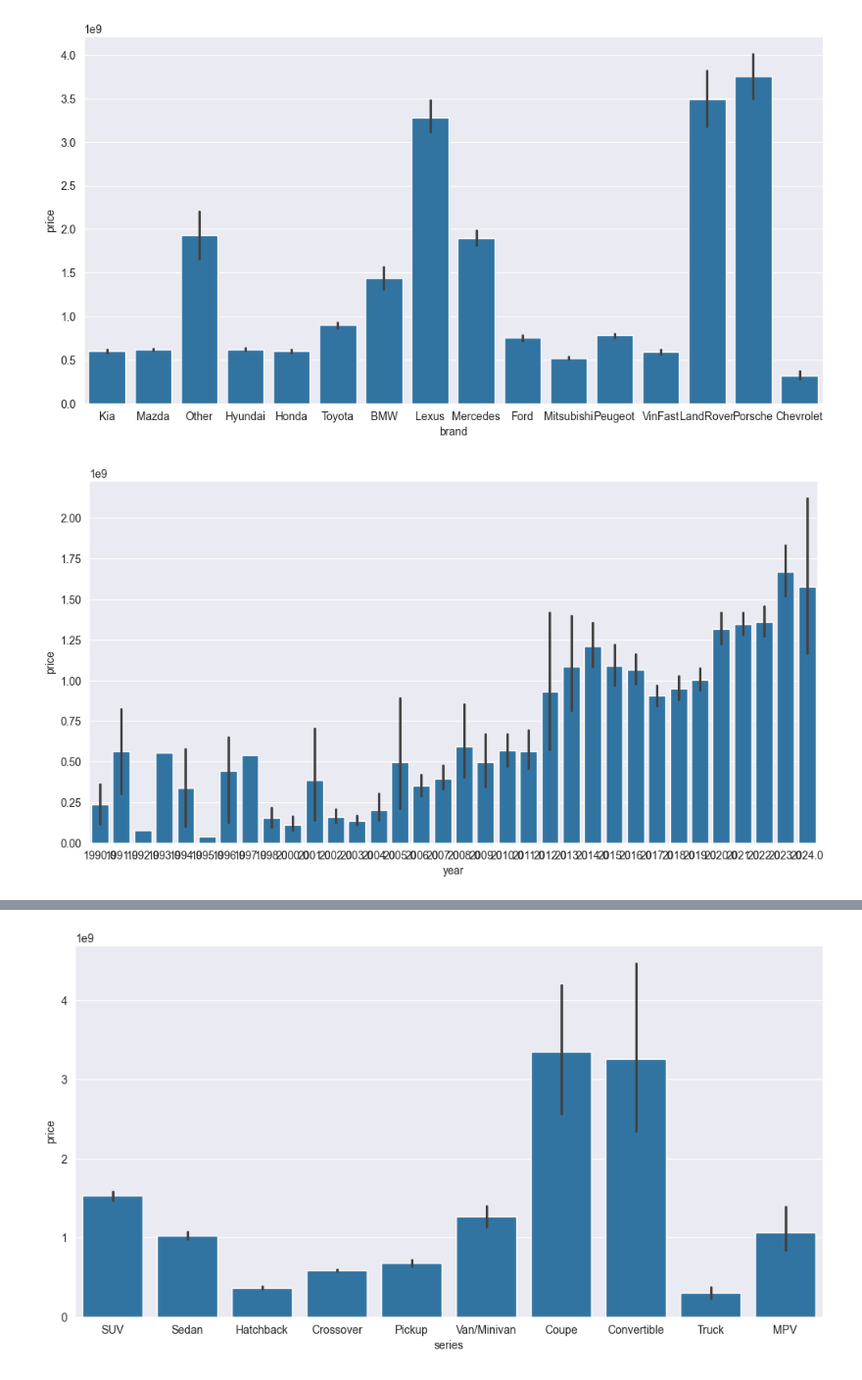
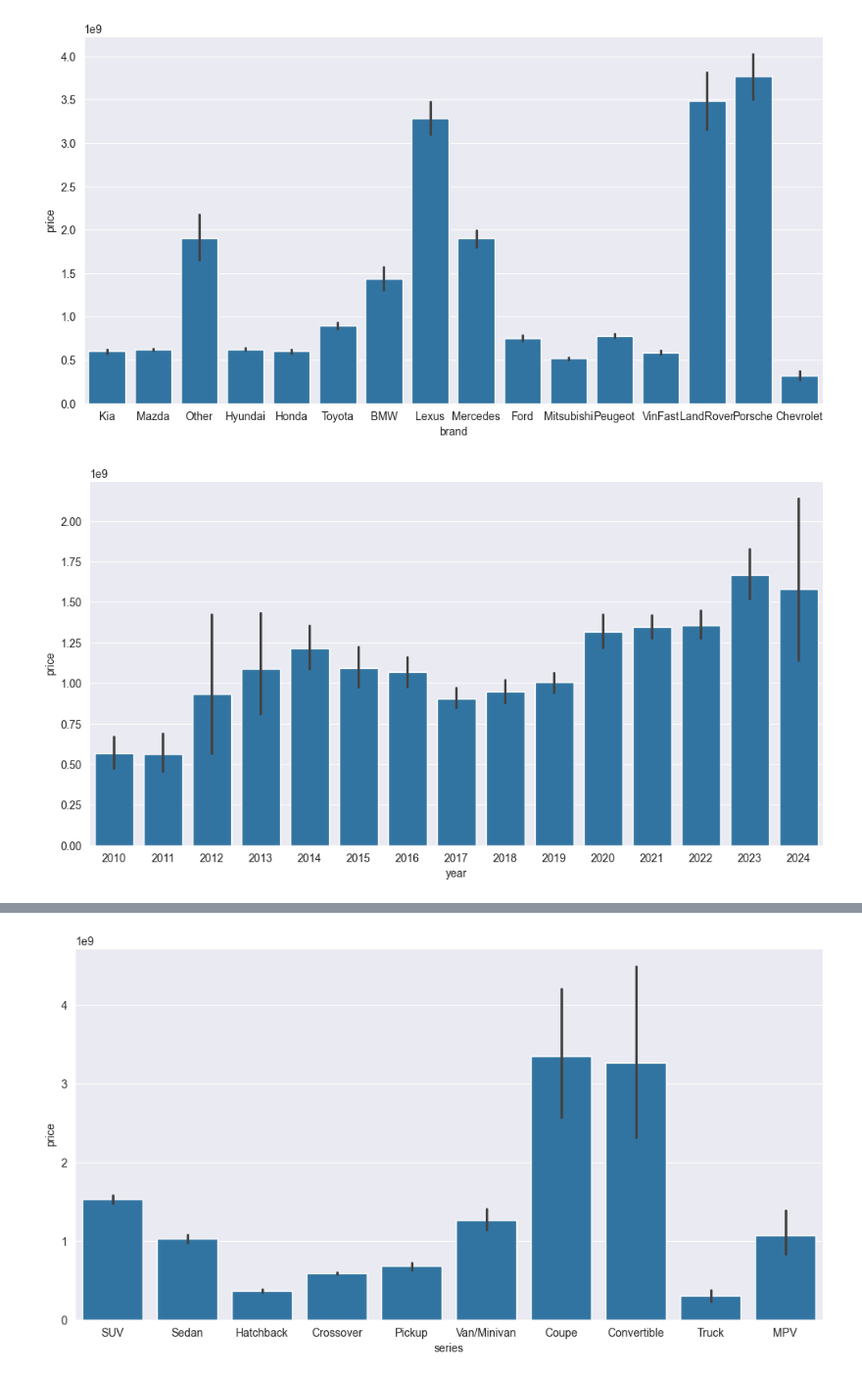
Before and after one commit to Nam0101/Old-car-price-prediction, a Jupyter notebook: EDA/EDA.ipynb, the cells around one changed output, grey strips where cells are left out. Shown at 98% size. Cells and saved outputs as stored; diff of their text form; code cells hidden in the pictures.

```diff
--- a/EDA/EDA.ipynb
+++ b/EDA/EDA.ipynb
@@ -4,7 +4,7 @@ import matplotlib.pyplot as plt
 import seaborn as sns
 # %%
 # Load data
-df = pd.read_csv('../data/data.csv')
+df = pd.read_csv('../data.csv')
 # %% [markdown]
 # EDA for old car data
 # %%
@@ -82,7 +82,9 @@ plt.show()
 # %%
 # biểu đồ giá của xe theo năm sản xuất
 plt.figure(figsize=(12, 6))
+#loại bỏ xe có tuổi >15
+df = df[2024 - df['year']  < 15]
 sns.barplot(x='year', y='price', data=df)
 plt.show()
 # %% [output]
-[figure, old version]
+[figure, new version]
```
Also changed, not shown: parts of 5 cells of this notebook, 6 other files.
